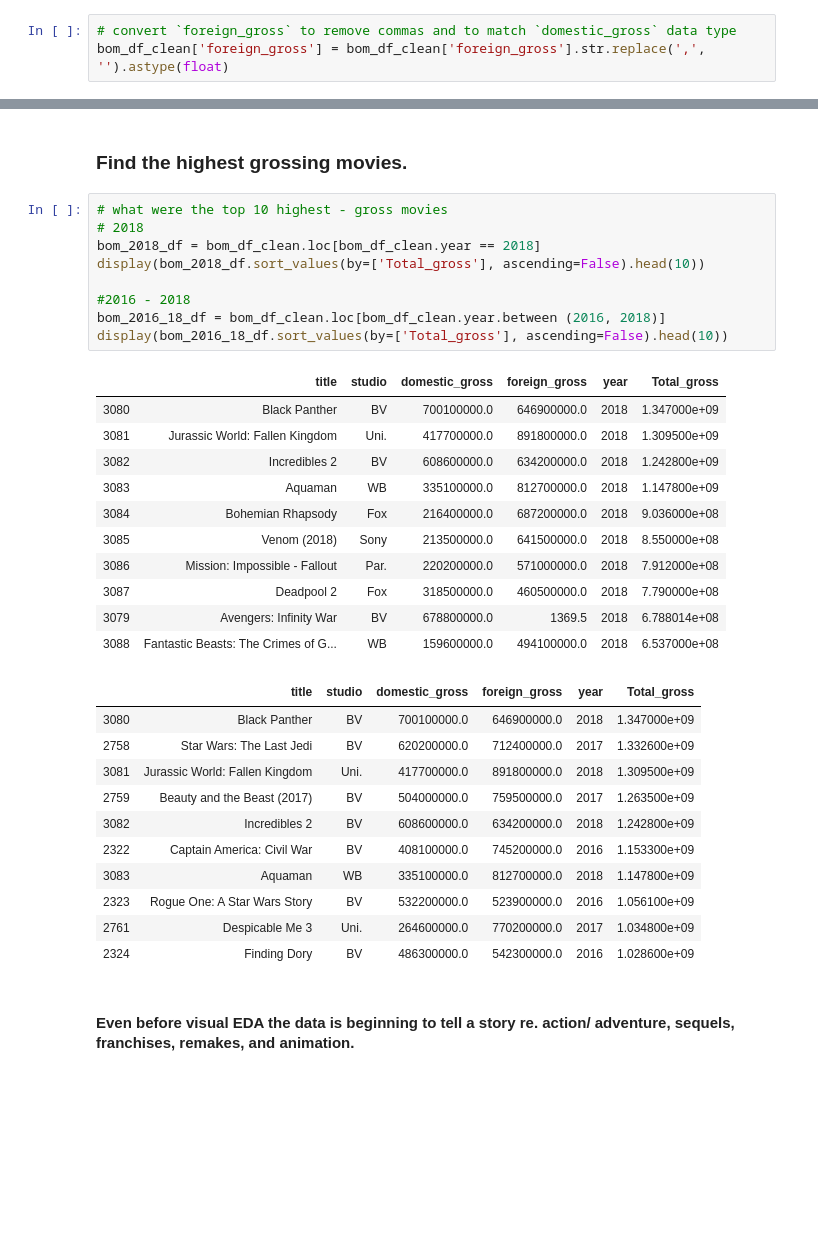
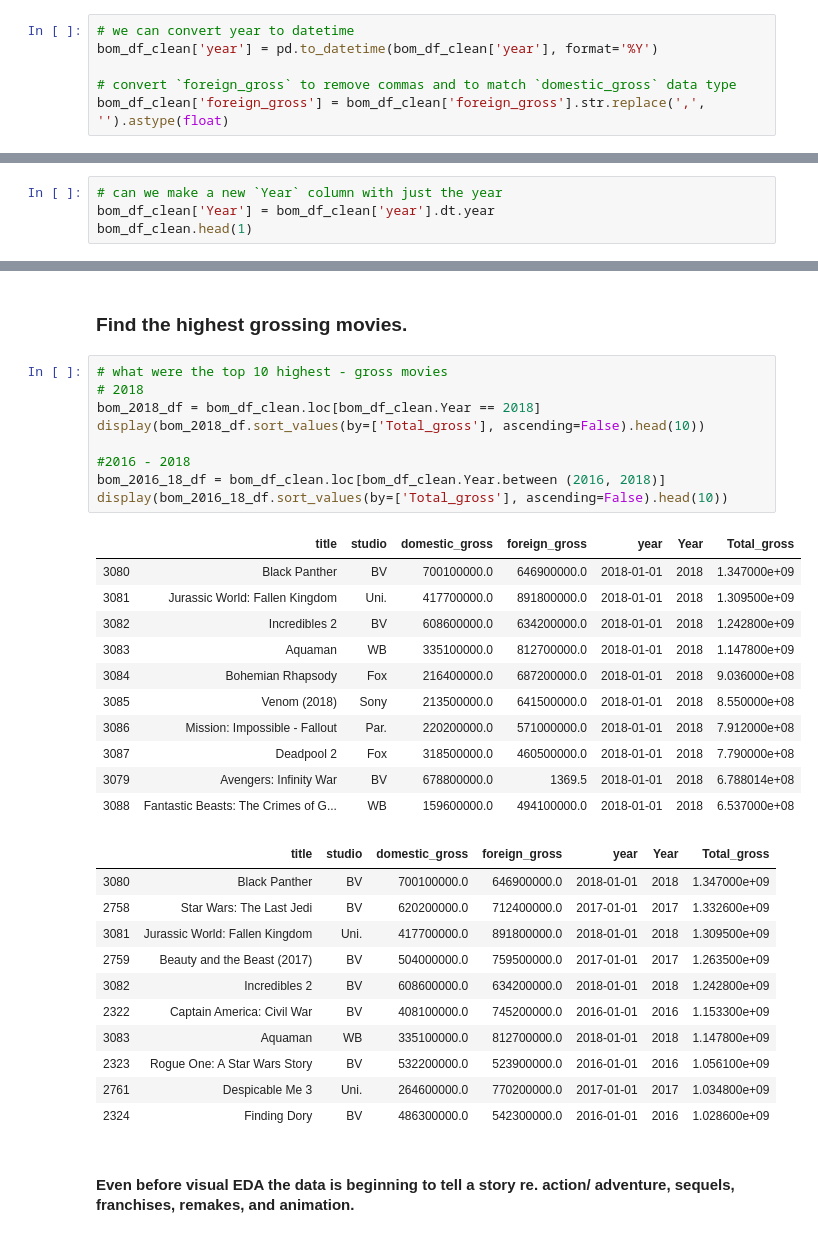
Before and after one commit to jammy-bot/dsc-mod-1-project-v2-1-online-ds-ft-120919, a Jupyter notebook: dev-2-eda-views.ipynb, the cells around one changed output, grey strips where cells are left out. Cells and saved outputs as stored; diff of their text form; blank space fills up the shorter version.

```diff
--- a/dev-2-eda-views.ipynb
+++ b/dev-2-eda-views.ipynb
@@ -212,4 +212,7 @@ bom_df_clean.sort_values(by=['domestic_gross'], ascending=False
 # %%
+# we can convert year to datetime
+bom_df_clean['year'] = pd.to_datetime(bom_df_clean['year'], format='%Y')
+
 # convert `foreign_gross` to remove commas and to match `domestic_gross` data type
 bom_df_clean['foreign_gross'] = bom_df_clean['foreign_gross'].str.replace(',', '').astype(float)
 # %%
@@ -229,0 +236,4 @@ foreign_gross type: float64
+# %%
+# can we make a new `Year` column with just the year
+bom_df_clean['Year'] = bom_df_clean['year'].dt.year
+bom_df_clean.head(1)
@@ -246,35 +262,35 @@ bom_df_clean.loc[bom_df_clean.title == 'Avengers: Infinity War', :]
 # %%
 # what were the top 10 highest - gross movies
 # 2018
-bom_2018_df = bom_df_clean.loc[bom_df_clean.year == 2018]
+bom_2018_df = bom_df_clean.loc[bom_df_clean.Year == 2018]
 display(bom_2018_df.sort_values(by=['Total_gross'], ascending=False).head(10))
 
 #2016 - 2018
-bom_2016_18_df = bom_df_clean.loc[bom_df_clean.year.between (2016, 2018)]
+bom_2016_18_df = bom_df_clean.loc[bom_df_clean.Year.between (2016, 2018)]
 display(bom_2016_18_df.sort_values(by=['Total_gross'], ascending=False).head(10))
 # %% [output]
-|  | title | studio | domestic_gross | foreign_gross | year | Total_gross |
-| 3080 | Black Panther | BV | 700100000.0 | 646900000.0 | 2018 | 1.347000e+09 |
-| 3081 | Jurassic World: Fallen Kingdom | Uni. | 417700000.0 | 891800000.0 | 2018 | 1.309500e+09 |
-| 3082 | Incredibles 2 | BV | 608600000.0 | 634200000.0 | 2018 | 1.242800e+09 |
-| 3083 | Aquaman | WB | 335100000.0 | 812700000.0 | 2018 | 1.147800e+09 |
-| 3084 | Bohemian Rhapsody | Fox | 216400000.0 | 687200000.0 | 2018 | 9.036000e+08 |
-| 3085 | Venom (2018) | Sony | 213500000.0 | 641500000.0 | 2018 | 8.550000e+08 |
-| 3086 | Mission: Impossible - Fallout | Par. | 220200000.0 | 571000000.0 | 2018 | 7.912000e+08 |
-| 3087 | Deadpool 2 | Fox | 318500000.0 | 460500000.0 | 2018 | 7.790000e+08 |
-| 3079 | Avengers: Infinity War | BV | 678800000.0 | 1369.5 | 2018 | 6.788014e+08 |
-| 3088 | Fantastic Beasts: The Crimes of G... | WB | 159600000.0 | 494100000.0 | 2018 | 6.537000e+08 |
+|  | title | studio | domestic_gross | foreign_gross | year | Year | Total_gross |
+| 3080 | Black Panther | BV | 700100000.0 | 646900000.0 | 2018-01-01 | 2018 | 1.347000e+09 |
+| 3081 | Jurassic World: Fallen Kingdom | Uni. | 417700000.0 | 891800000.0 | 2018-01-01 | 2018 | 1.309500e+09 |
+| 3082 | Incredibles 2 | BV | 608600000.0 | 634200000.0 | 2018-01-01 | 2018 | 1.242800e+09 |
+| 3083 | Aquaman | WB | 335100000.0 | 812700000.0 | 2018-01-01 | 2018 | 1.147800e+09 |
+| 3084 | Bohemian Rhapsody | Fox | 216400000.0 | 687200000.0 | 2018-01-01 | 2018 | 9.036000e+08 |
+| 3085 | Venom (2018) | Sony | 213500000.0 | 641500000.0 | 2018-01-01 | 2018 | 8.550000e+08 |
+| 3086 | Mission: Impossible - Fallout | Par. | 220200000.0 | 571000000.0 | 2018-01-01 | 2018 | 7.912000e+08 |
+| 3087 | Deadpool 2 | Fox | 318500000.0 | 460500000.0 | 2018-01-01 | 2018 | 7.790000e+08 |
+| 3079 | Avengers: Infinity War | BV | 678800000.0 | 1369.5 | 2018-01-01 | 2018 | 6.788014e+08 |
+| 3088 | Fantastic Beasts: The Crimes of G... | WB | 159600000.0 | 494100000.0 | 2018-01-01 | 2018 | 6.537000e+08 |
-|  | title | studio | domestic_gross | foreign_gross | year | Total_gross |
-| 3080 | Black Panther | BV | 700100000.0 | 646900000.0 | 2018 | 1.347000e+09 |
-| 2758 | Star Wars: The Last Jedi | BV | 620200000.0 | 712400000.0 | 2017 | 1.332600e+09 |
-| 3081 | Jurassic World: Fallen Kingdom | Uni. | 417700000.0 | 891800000.0 | 2018 | 1.309500e+09 |
-| 2759 | Beauty and the Beast (2017) | BV | 504000000.0 | 759500000.0 | 2017 | 1.263500e+09 |
-| 3082 | Incredibles 2 | BV | 608600000.0 | 634200000.0 | 2018 | 1.242800e+09 |
-| 2322 | Captain America: Civil War | BV | 408100000.0 | 745200000.0 | 2016 | 1.153300e+09 |
-| 3083 | Aquaman | WB | 335100000.0 | 812700000.0 | 2018 | 1.147800e+09 |
-| 2323 | Rogue One: A Star Wars Story | BV | 532200000.0 | 523900000.0 | 2016 | 1.056100e+09 |
-| 2761 | Despicable Me 3 | Uni. | 264600000.0 | 770200000.0 | 2017 | 1.034800e+09 |
-| 2324 | Finding Dory | BV | 486300000.0 | 542300000.0 | 2016 | 1.028600e+09 |
+|  | title | studio | domestic_gross | foreign_gross | year | Year | Total_gross |
+| 3080 | Black Panther | BV | 700100000.0 | 646900000.0 | 2018-01-01 | 2018 | 1.347000e+09 |
+| 2758 | Star Wars: The Last Jedi | BV | 620200000.0 | 712400000.0 | 2017-01-01 | 2017 | 1.332600e+09 |
+| 3081 | Jurassic World: Fallen Kingdom | Uni. | 417700000.0 | 891800000.0 | 2018-01-01 | 2018 | 1.309500e+09 |
+| 2759 | Beauty and the Beast (2017) | BV | 504000000.0 | 759500000.0 | 2017-01-01 | 2017 | 1.263500e+09 |
+| 3082 | Incredibles 2 | BV | 608600000.0 | 634200000.0 | 2018-01-01 | 2018 | 1.242800e+09 |
+| 2322 | Captain America: Civil War | BV | 408100000.0 | 745200000.0 | 2016-01-01 | 2016 | 1.153300e+09 |
+| 3083 | Aquaman | WB | 335100000.0 | 812700000.0 | 2018-01-01 | 2018 | 1.147800e+09 |
+| 2323 | Rogue One: A Star Wars Story | BV | 532200000.0 | 523900000.0 | 2016-01-01 | 2016 | 1.056100e+09 |
+| 2761 | Despicable Me 3 | Uni. | 264600000.0 | 770200000.0 | 2017-01-01 | 2017 | 1.034800e+09 |
+| 2324 | Finding Dory | BV | 486300000.0 | 542300000.0 | 2016-01-01 | 2016 | 1.028600e+09 |
 # %% [markdown]
 #### Even before visual EDA the data is beginning to tell a story re. action/ adventure, sequels, franchises, remakes, and animation.
 # %% [markdown]
```
Also changed, not shown: parts of 15 cells of this notebook.
